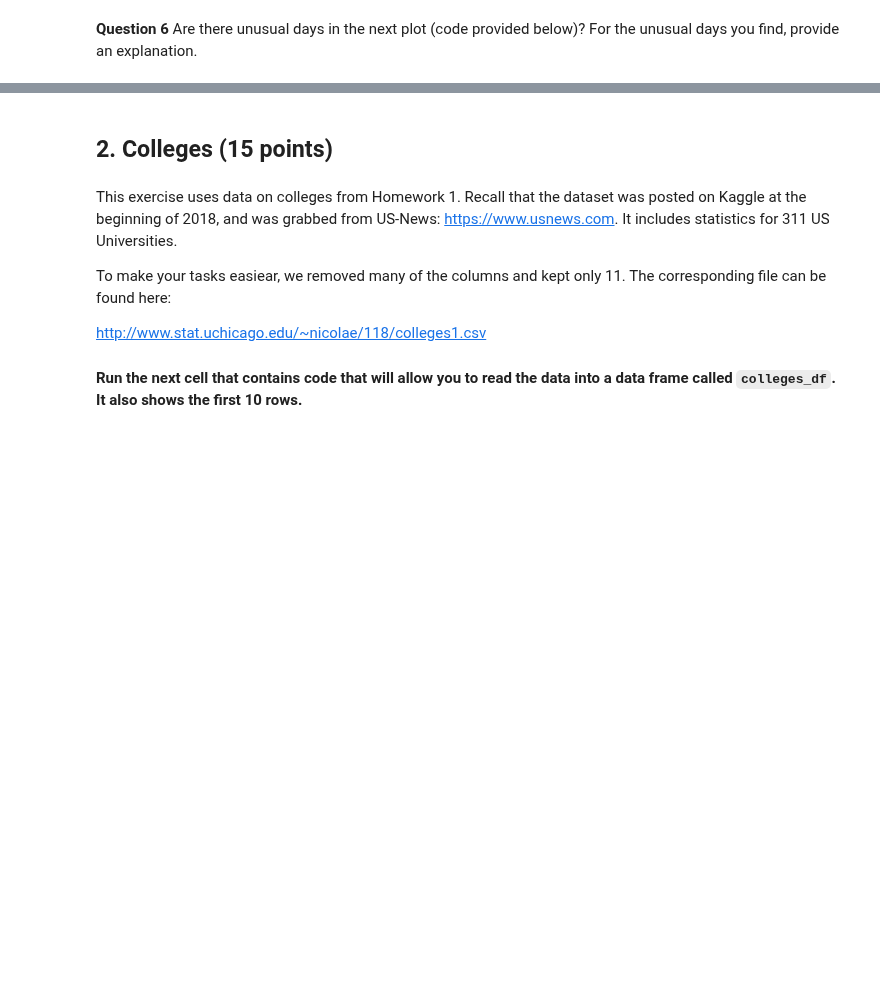
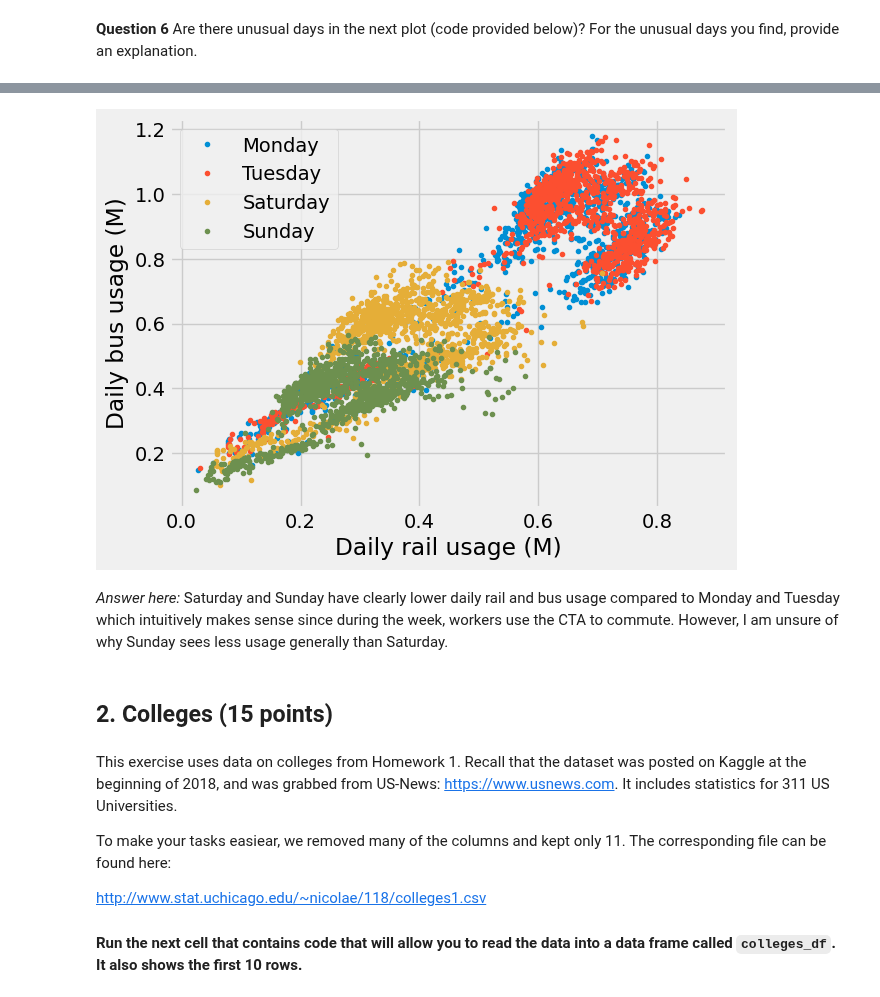
Before and after one commit to mattzhao-R/data-118, a Jupyter notebook: hw/HW03_FALL22.ipynb, the cells around one changed output, grey strips where cells are left out. Saved outputs shown, nothing was run; the diff lists cells and outputs as text; code cells hidden in the pictures; blank space fills up the shorter version.

```diff
--- a/hw/HW03_FALL22.ipynb
+++ b/hw/HW03_FALL22.ipynb
@@ -77,3 +134,17 @@ By approximately how much has ridership fallen from 2019 to 2022?
+# %%
+# run this cell
+cta["dayofweek"] =cta['Date'].dt.dayofweek
+dow = {0:"Monday", 1:"Tuesday", 5:"Saturday", 6:"Sunday"}
+for i in [0,1,5,6]:
+    r = (cta.dayofweek == i)
+    plt.plot(cta.rail_boardings[r]/1E6, cta.bus[r]/1e6, '.', label = dow[i])
+plt.legend()
+plt.xlabel("Daily rail usage (M)")
+plt.ylabel("Daily bus usage (M)");
+# %% [output]
+[figure, added]
+# %% [markdown]
+*Answer here:* Saturday and Sunday have clearly lower daily rail and bus usage compared to Monday and Tuesday which intuitively makes sense since during the week, workers use the CTA to commute. However, I am unsure of why Sunday sees less usage generally than Saturday.
 # %% [markdown]
 ## 2. Colleges (15 points)
 # %% [markdown]
```
Also changed, not shown: parts of 41 cells of this notebook, 2 other files.
